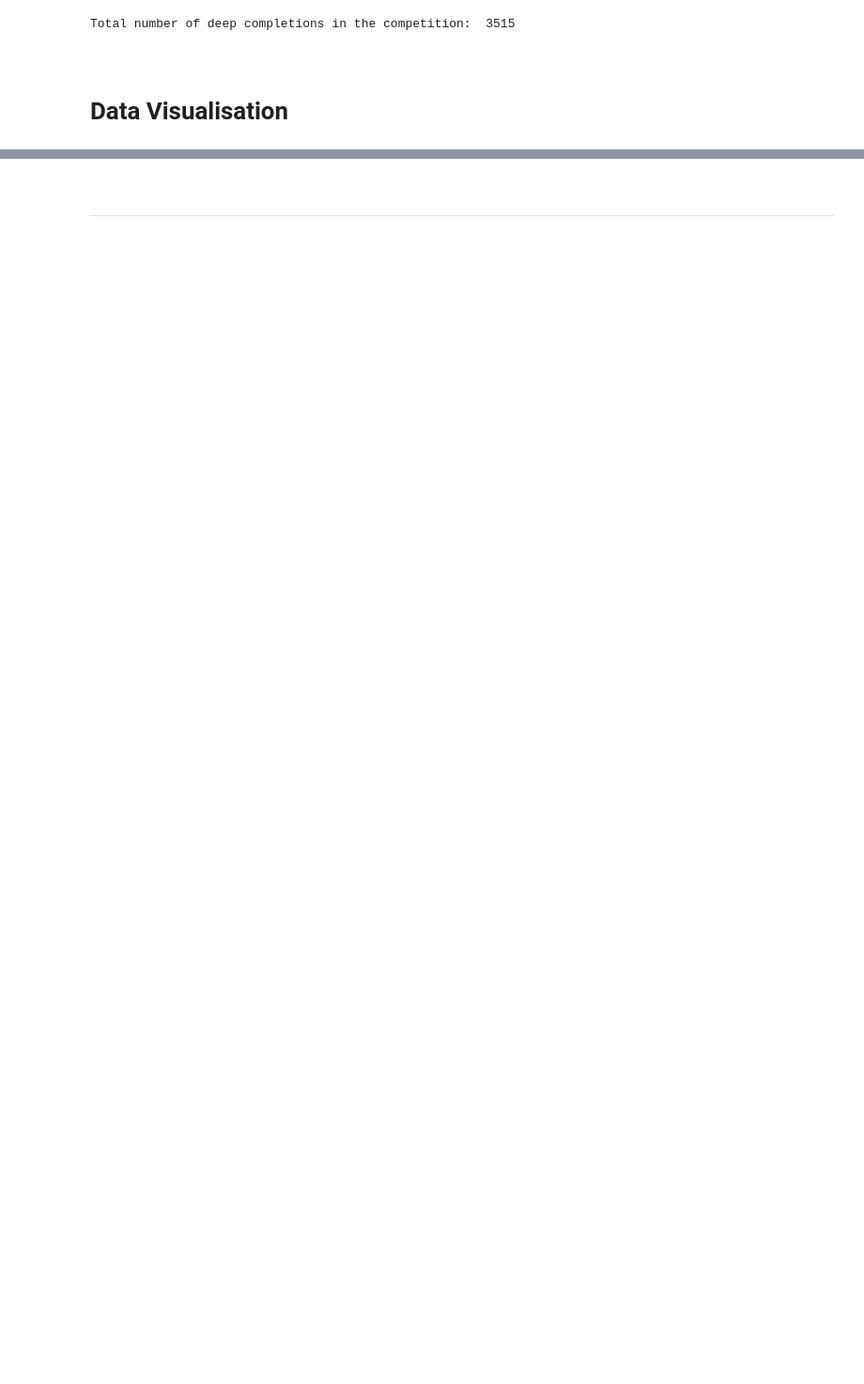
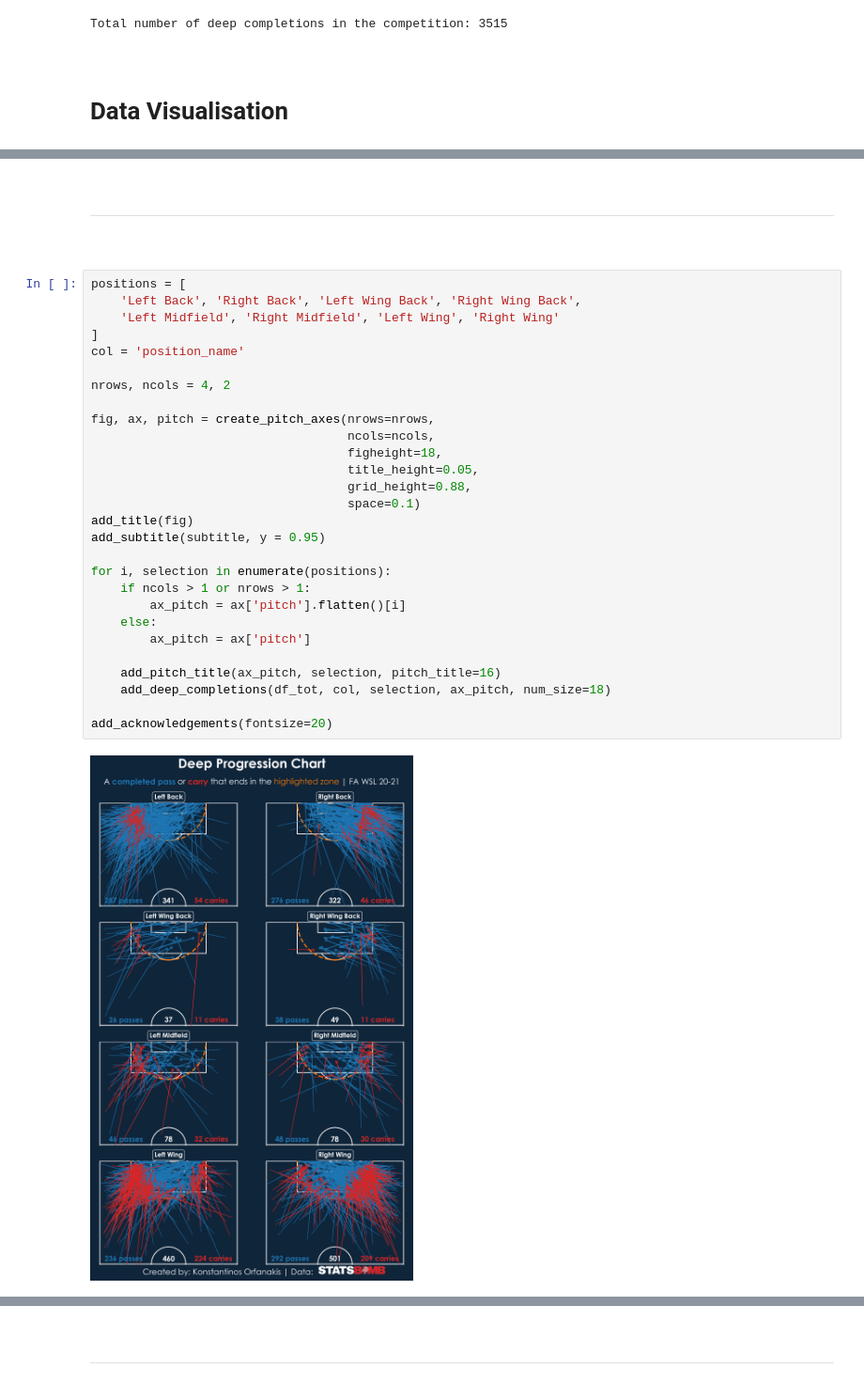
Before and after one commit to KOrfanakis/Deep_Completion_Charts, a Jupyter notebook: Deep_Progression_Chart_Notebook.ipynb, the cells around one changed output, grey strips where cells are left out. Shown at 94% size. Cells and saved outputs as stored; diff of their text form; blank space fills up the shorter version.

```diff
--- a/Deep_Progression_Chart_Notebook.ipynb
+++ b/Deep_Progression_Chart_Notebook.ipynb
@@ -543,0 +559,36 @@ plt.show()
+# %% [markdown]
+<br>
+
+---
+
+<br>
+# %%
+positions = [
+    'Left Back', 'Right Back', 'Left Wing Back', 'Right Wing Back',
+    'Left Midfield', 'Right Midfield', 'Left Wing', 'Right Wing'
+]
+col = 'position_name'
+
+nrows, ncols = 4, 2
+
+fig, ax, pitch = create_pitch_axes(nrows=nrows,
+                                   ncols=ncols,
+                                   figheight=18,
+                                   title_height=0.05,
+                                   grid_height=0.88,
+                                   space=0.1)
+add_title(fig)
+add_subtitle(subtitle, y = 0.95)
+
+for i, selection in enumerate(positions):
+    if ncols > 1 or nrows > 1:
+        ax_pitch = ax['pitch'].flatten()[i]
+    else:
+        ax_pitch = ax['pitch']
+
+    add_pitch_title(ax_pitch, selection, pitch_title=16)
+    add_deep_completions(df_tot, col, selection, ax_pitch, num_size=18)
+
+add_acknowledgements(fontsize=20)
+# %% [output]
+[figure, added]
```
Also changed, not shown: parts of 17 cells of this notebook.
